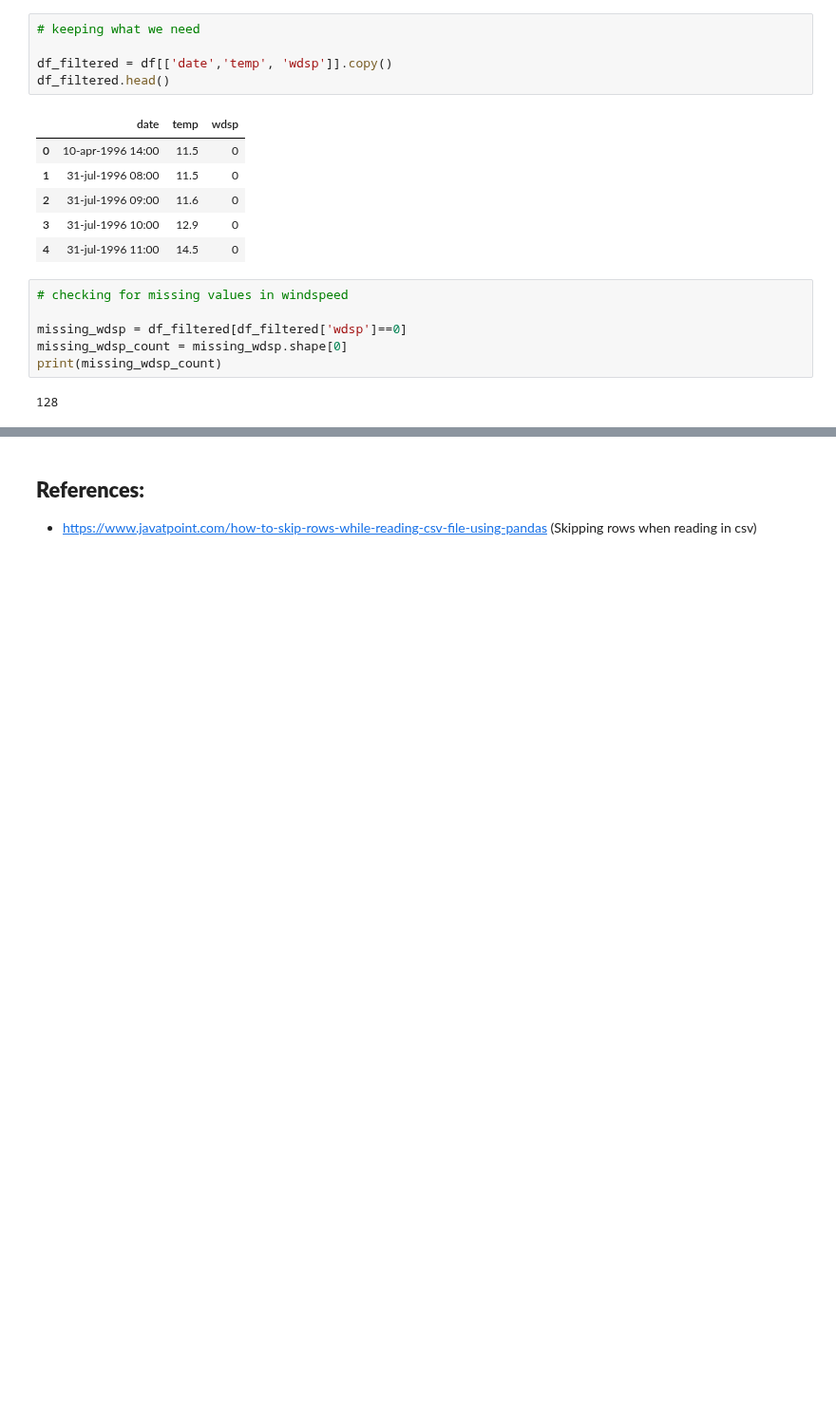
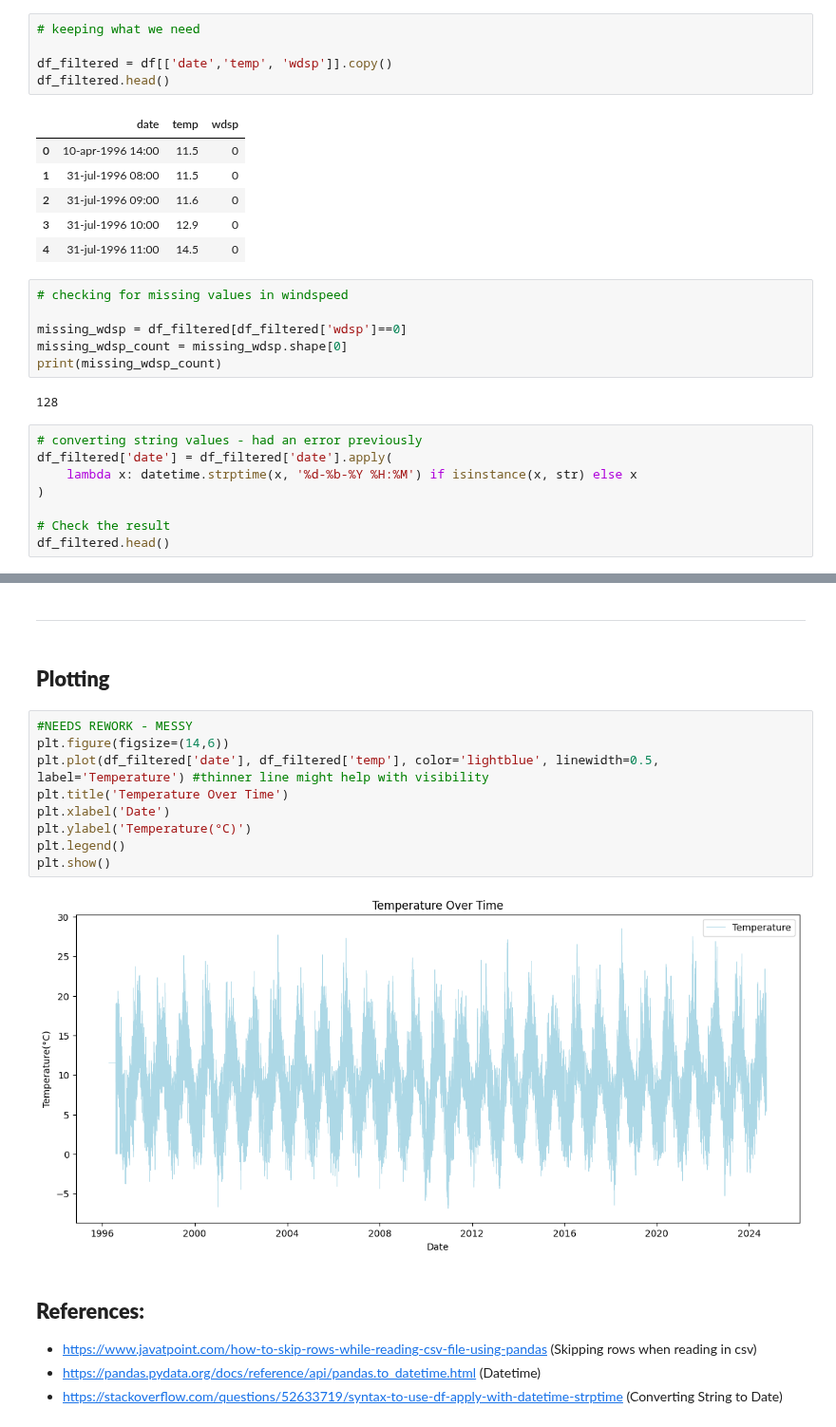
Before and after one commit to briannemcgrath/PFDA, a Jupyter notebook: assignments/assignment06-weather.ipynb, the cells around one changed output, grey strips where cells are left out. Shown at 95% size. Saved outputs shown, nothing was run; the diff lists cells and outputs as text; blank space fills up the shorter version.

Commit message:
Filtering data and first graph
Needs rework, very clustered.

```diff
--- a/assignments/assignment06-weather.ipynb
+++ b/assignments/assignment06-weather.ipynb
@@ -58,3 +60,11 @@ missing_wdsp_count = missing_wdsp.shape[0]
 print(missing_wdsp_count)
 # %% [output]
 128
+# %%
+# converting string values - had an error previously
+df_filtered['date'] = df_filtered['date'].apply(
+    lambda x: datetime.strptime(x, '%d-%b-%Y %H:%M') if isinstance(x, str) else x
+)
+
+# Check the result
+df_filtered.head()
@@ -61,3 +78,20 @@ print(missing_wdsp_count)
+# %% [markdown]
+___
+# %% [markdown]
+## **Plotting**
+# %%
+#NEEDS REWORK - MESSY
+plt.figure(figsize=(14,6))
+plt.plot(df_filtered['date'], df_filtered['temp'], color='lightblue', linewidth=0.5, label='Temperature') #thinner line might help with visibility
+plt.title('Temperature Over Time')
+plt.xlabel('Date')
+plt.ylabel('Temperature(°C)')
+plt.legend()
+plt.show()
+# %% [output]
+[figure, added]
 # %% [markdown]
 ## **References:**
 - https://www.javatpoint.com/how-to-skip-rows-while-reading-csv-file-using-pandas (Skipping rows when reading in csv)
+- https://pandas.pydata.org/docs/reference/api/pandas.to_datetime.html (Datetime)
+- https://stackoverflow.com/questions/52633719/syntax-to-use-df-apply-with-datetime-strptime (Converting String to Date)
```
Also changed, not shown: parts of 3 cells of this notebook.
